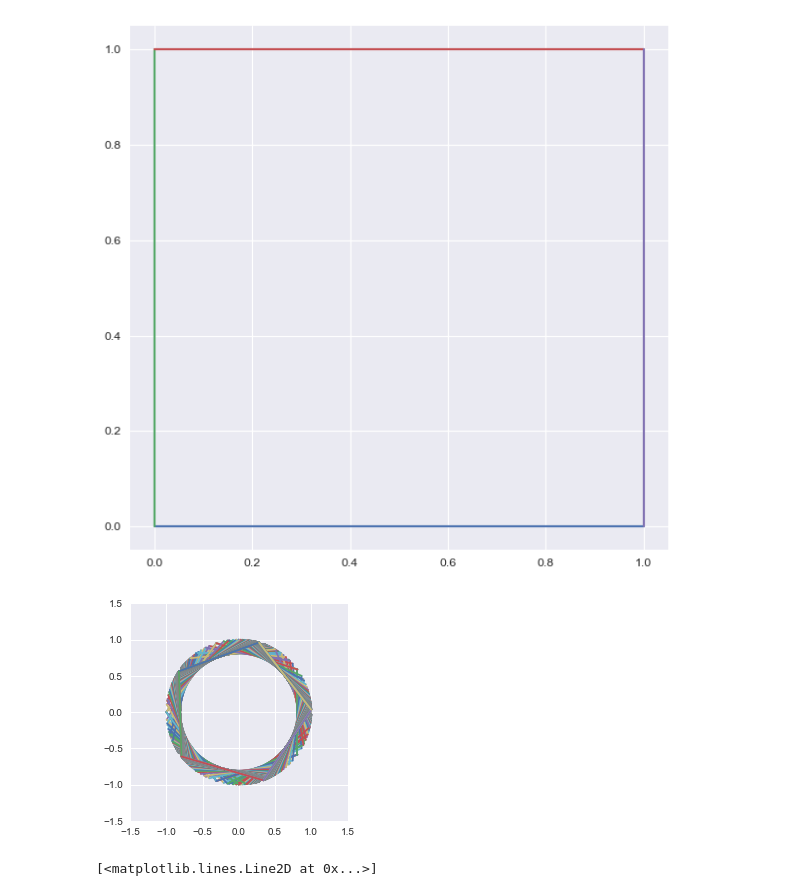
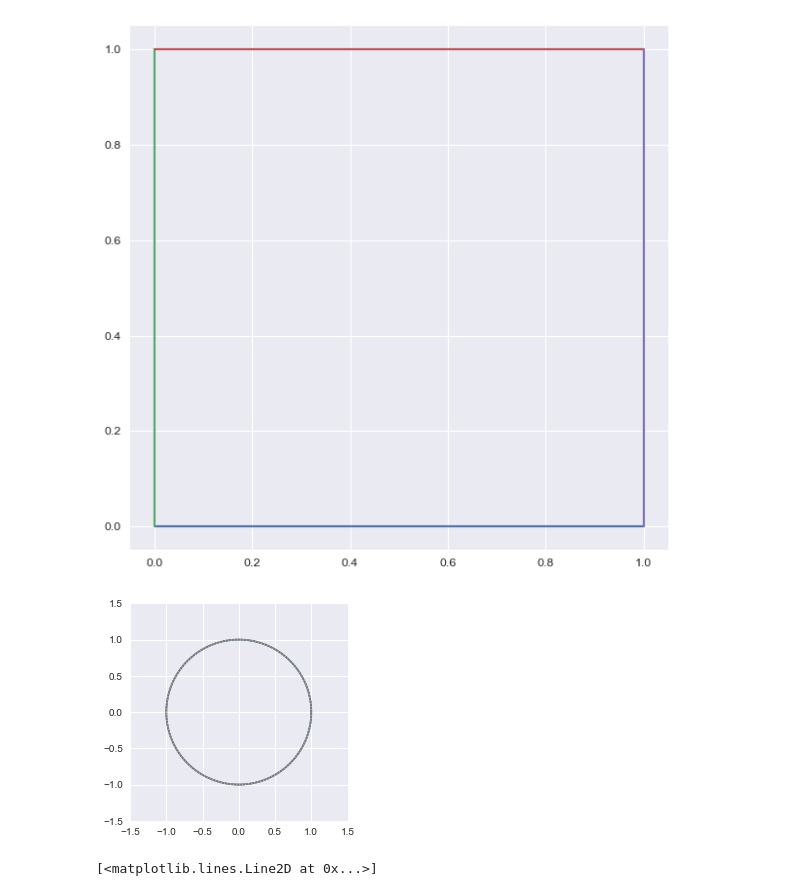
Before and after one commit to kbsec/NEU_Python_Lectures, a Jupyter notebook: Lecture01.ipynb, the cells around one changed output. Drawn from its saved outputs; the diff is of its cells as text; code cells hidden in the pictures.

```diff
--- a/Lecture01.ipynb
+++ b/Lecture01.ipynb
@@ -862,29 +883,31 @@ def plot_parallelogram(c0,c1,c2,c3):
 # %%
 # Super challenge problem: Write python code to plot a regular polygon centered at zero with n sides
 def plot_n_polygon(r,N, rot):
     if rot==0:
         return
     x = np.zeros(N)
     y = np.zeros(N)
     plt.xlim(-1*(r+.5),r+.5)
     plt.ylim(-1*(r+.5),r+.5)
     plt.gca().set_aspect('equal', adjustable='box')
     for n in range(1,N+1):
         x[n-1] = r * np.cos((2*np.pi*n/N) + np.pi/rot) #IE Nth roots of unity -
         y[n-1] = r * np.sin((2*np.pi*n/N) + np.pi/rot)
     for i in range(N):
         #plt.scatter(x[i], y[i])
         j = (i +1) % N
         #print(j,N)
         plt.plot([x[i],x[j]], [y[i], y[j]])
     #plt.show()
     #print(x,y)
+
+plot_n_polygon(1,899,1)
 #[plot_n_polygon(1,i) for i in range(1,20)]
-[plot_n_polygon(1,5,i) for i in range(-100,100)] #Notice that as N gets large,it gets closer to being a circle
+#[plot_n_polygon(1,5,i) for i in range(-100,100)] #Notice that as N gets large,it gets closer to being a circle
 #plot_n_polygon(1,500,1)
 plt.show()
 # %% [output]
-[figure, old version]
+[figure, new version]
 # %%
 x=np.arange(0,2*np.pi,.25)
 y=np.sin(x)
```
Also changed, not shown: parts of 9 cells of this notebook, 1 other file.
